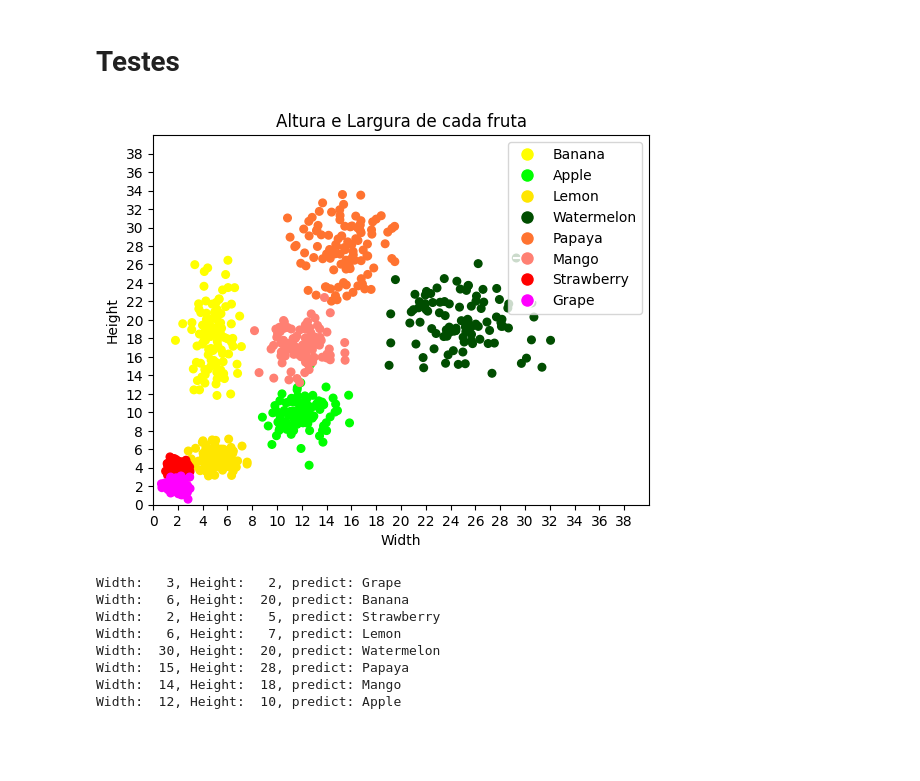
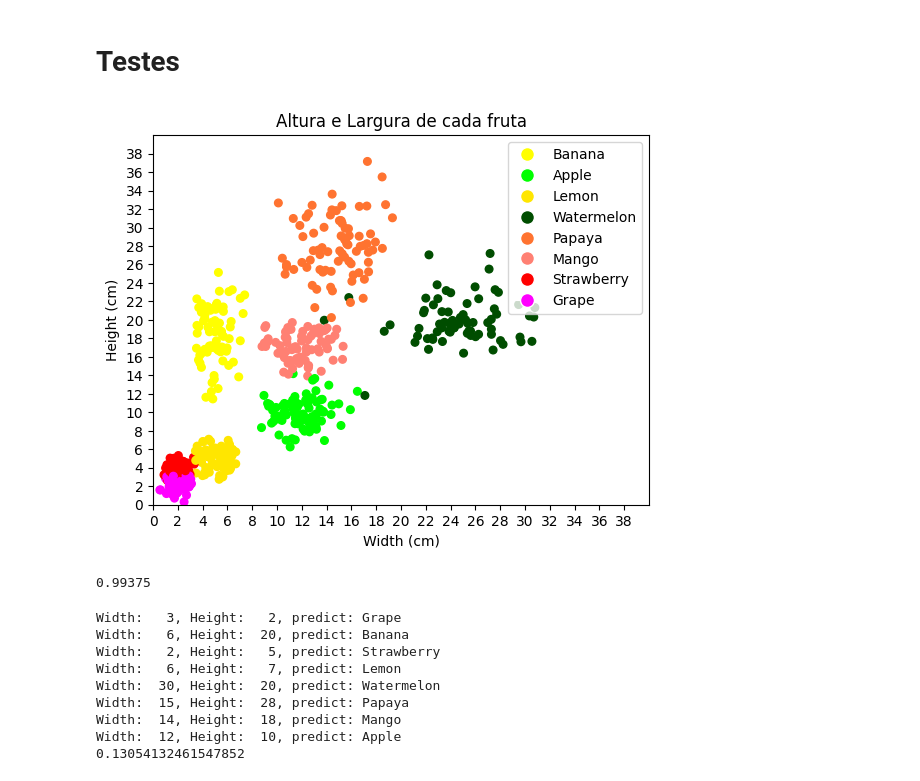
Before and after one commit to LuizGusQueiroz/Data_Science_AdaTech, a Jupyter notebook: Machine Learning I/K_Nearest_Neighbors.ipynb, the cells around one changed output. Saved outputs shown, nothing was run; the diff lists cells and outputs as text; code cells hidden in the pictures; blank space fills up the shorter version.

Commit message:
Add cálculo da acurácia

```diff
--- a/Machine Learning I/K_Nearest_Neighbors.ipynb
+++ b/Machine Learning I/K_Nearest_Neighbors.ipynb
@@ -27,7 +28,7 @@ class KNN:
 
     dists = list()
     # Calcula as distâncias de cada ponto
-    for index in range(df.shape[0]):
+    for index in range(self.data.shape[0]):
       xi = self.data.loc[index, 'Width']
       yi = self.data.loc[index, 'Height']
       dist = sqrt((x-xi)**2 + (y-yi)**2)
@@ -52,7 +53,20 @@ class KNN:
     return max_class
 
 
-  def show(self, colors_dict):
+  def test(self, test_values) -> float:
+    tot_sucess = 0
+    for idx in range(test_values.shape[0]):
+      width = test_values['Width'].iloc[idx]
+      height = test_values['Height'].iloc[idx]
+      class_i = test_values['Class'].iloc[idx]
+      predict_class = self.predict(p={'Width': width, 'Height': height})
+      if class_i == predict_class:
+        tot_sucess += 1
+
+    return tot_sucess / test_values.shape[0]
+
+
+  def show(self, colors_dict) -> None:
 
     # Obtém as cores de cada classe
     colors = self.data['Class'].map(colors_dict)
@@ -62,11 +76,11 @@ class KNN:
 
     plt.title('Altura e Largura de cada fruta')
 
-    plt.xlabel('Width')
+    plt.xlabel('Width (cm)')
     plt.xlim(0, 40)
     plt.xticks(range(0, 40, 2))
 
-    plt.ylabel('Height')
+    plt.ylabel('Height (cm)')
     plt.ylim(0, 40)
     plt.yticks(range(0, 40, 2))
     # Adiciona a legenda ao gráfico
@@ -134,24 +148,43 @@ df
 800 rows × 3 columns
+# %%
+def split_train_test(data: pd.DataFrame, porc_train: float = 80):
+  train = int(df.shape[0] * porc_train / 100)
+  # Escolhe 640 valores aleatórios entre 0 e 800, sem repetição
+  train_idx = np.random.choice(np.arange(df.shape[0]), size=train, replace=False)
+  test_idx = [idx for idx in np.arange(df.shape[0]) if idx not in train_idx]
+
+  return df.iloc[train_idx].reset_index(drop=True), \
+         df.iloc[test_idx].reset_index(drop=True)
+# %%
+train, test = split_train_test(df)
 # %% [markdown]
 # Testes
 # %%
-knn = KNN(df)
+knn = KNN(train)
 
 knn.show({'Banana':     (1,    1,    0),
           'Apple':      (0,    1,    0),
           'Lemon':      (1,  0.9,    0),
           'Watermelon': (0,  0.3,    0),
           'Papaya':     (1, 0.45, 0.19),
           'Mango':      (1,  0.5, 0.45),
           'Strawberry': (1,    0,    0),
           'Grape':      (1,    0,    1)})
 # %% [output]
-[figure, old version]
+[figure, new version]
+# %%
+# Acurácia do modelo
+knn.test(test)
+# %% [output]
+0.99375
 # %%
+st = time()
 inputs = [(3, 2), (6, 20), (2, 5), (6, 7), (30, 20), (15, 28), (14, 18), (12, 10)]
 for width, height in inputs:
   pred_class = knn.predict(p={'Width': width, 'Height': height})
   print(f'Width: {width:3}, Height: {height:3}, predict: {pred_class}')
+
+print(time()-st)
 # %% [output]
 Width:   3, Height:   2, predict: Grape
 Width:   6, Height:  20, predict: Banana
@@ -161,3 +194,4 @@ Width:  30, Height:  20, predict: Watermelon
 Width:  15, Height:  28, predict: Papaya
 Width:  14, Height:  18, predict: Mango
 Width:  12, Height:  10, predict: Apple
+0.13054132461547852
```
Also changed, not shown: parts of 2 cells of this notebook.
